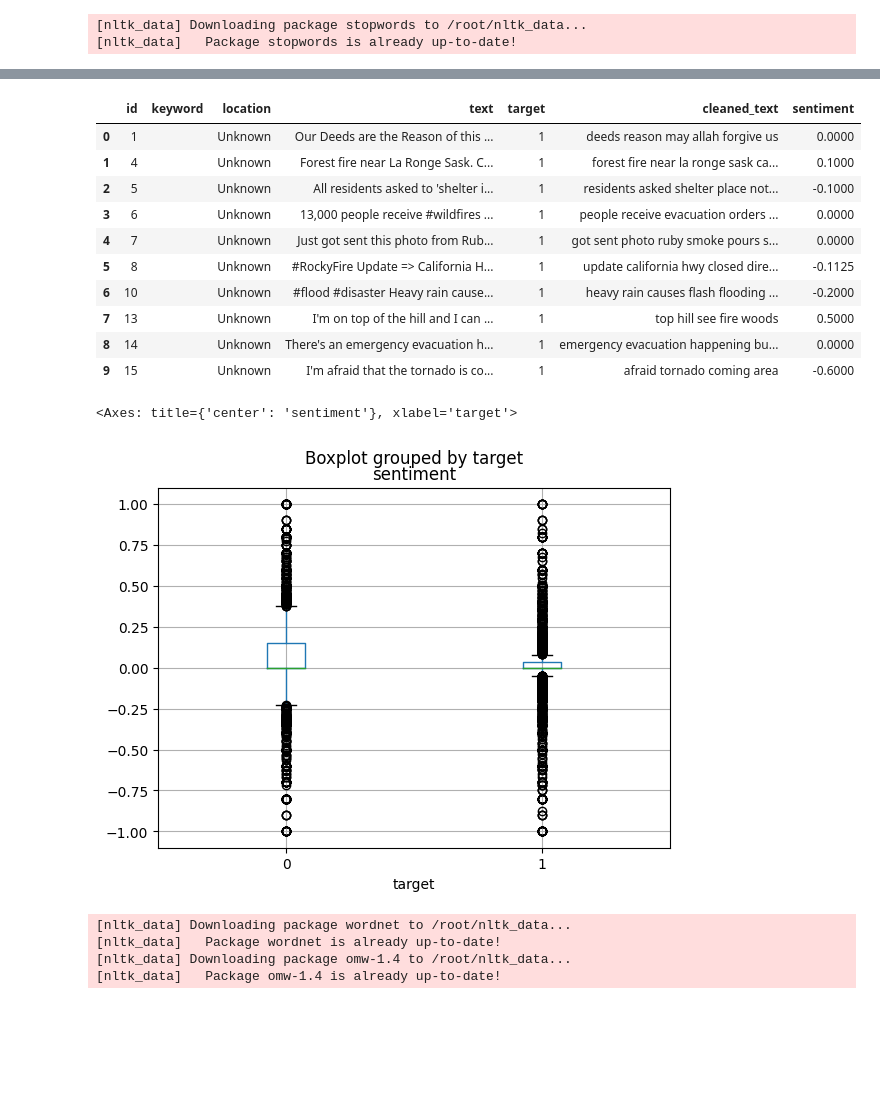
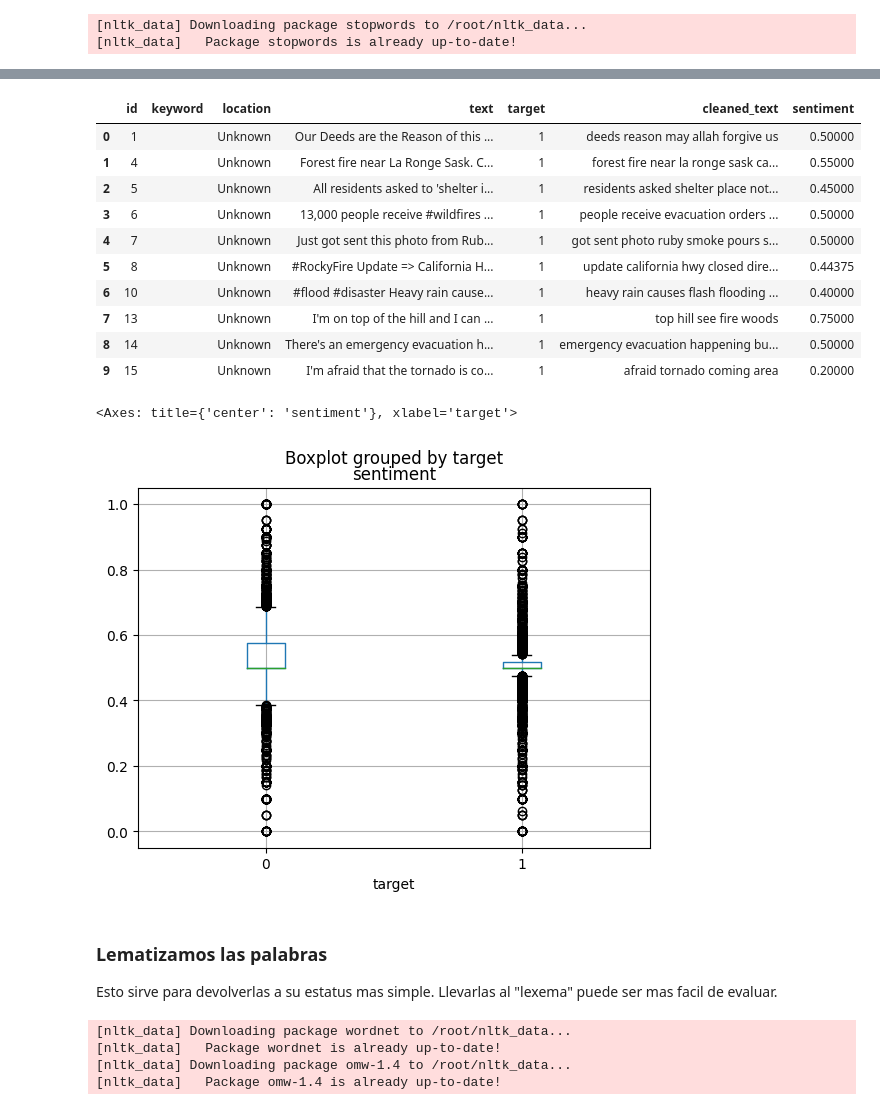
Before and after one commit to emiliosolanoo21/TextMining, a Jupyter notebook: textMining.ipynb, the cells around one changed output, grey strips where cells are left out. Cells and saved outputs as stored; diff of their text form; code cells hidden in the pictures; blank space fills up the shorter version.

```diff
--- a/textMining.ipynb
+++ b/textMining.ipynb
@@ -119,32 +125,38 @@ df['cleaned_text'] = df['cleaned_text'].apply(lambda x: ' '.join([word for word
 # %%
 from textblob import TextBlob
 
 # Función para obtener el sentimiento
 def get_sentiment(text):
     analysis = TextBlob(text)
-    return analysis.sentiment.polarity
+    polarity = analysis.sentiment.polarity
+    # Convert polaity on a float into the range 1.0  and 0.0
+    sentiment = (polarity + 1) / 2
+    return sentiment
 
 # Aplicar la función a los tweets
 df['sentiment'] = df['cleaned_text'].apply(get_sentiment)
 df.head(10)
 # %% [output]
 |  | id | keyword | location | text | target | cleaned_text | sentiment |
-| 0 | 1 |  | Unknown | Our Deeds are the Reason of this ... | 1 | deeds reason may allah forgive us | 0.0000 |
-| 1 | 4 |  | Unknown | Forest fire near La Ronge Sask. C... | 1 | forest fire near la ronge sask ca... | 0.1000 |
-| 2 | 5 |  | Unknown | All residents asked to 'shelter i... | 1 | residents asked shelter place not... | -0.1000 |
-| 3 | 6 |  | Unknown | 13,000 people receive #wildfires ... | 1 | people receive evacuation orders ... | 0.0000 |
-| 4 | 7 |  | Unknown | Just got sent this photo from Rub... | 1 | got sent photo ruby smoke pours s... | 0.0000 |
-| 5 | 8 |  | Unknown | #RockyFire Update => California H... | 1 | update california hwy closed dire... | -0.1125 |
-| 6 | 10 |  | Unknown | #flood #disaster Heavy rain cause... | 1 | heavy rain causes flash flooding ... | -0.2000 |
-| 7 | 13 |  | Unknown | I'm on top of the hill and I can ... | 1 | top hill see fire woods | 0.5000 |
-| 8 | 14 |  | Unknown | There's an emergency evacuation h... | 1 | emergency evacuation happening bu... | 0.0000 |
-| 9 | 15 |  | Unknown | I'm afraid that the tornado is co... | 1 | afraid tornado coming area | -0.6000 |
+| 0 | 1 |  | Unknown | Our Deeds are the Reason of this ... | 1 | deeds reason may allah forgive us | 0.50000 |
+| 1 | 4 |  | Unknown | Forest fire near La Ronge Sask. C... | 1 | forest fire near la ronge sask ca... | 0.55000 |
+| 2 | 5 |  | Unknown | All residents asked to 'shelter i... | 1 | residents asked shelter place not... | 0.45000 |
+| 3 | 6 |  | Unknown | 13,000 people receive #wildfires ... | 1 | people receive evacuation orders ... | 0.50000 |
+| 4 | 7 |  | Unknown | Just got sent this photo from Rub... | 1 | got sent photo ruby smoke pours s... | 0.50000 |
+| 5 | 8 |  | Unknown | #RockyFire Update => California H... | 1 | update california hwy closed dire... | 0.44375 |
+| 6 | 10 |  | Unknown | #flood #disaster Heavy rain cause... | 1 | heavy rain causes flash flooding ... | 0.40000 |
+| 7 | 13 |  | Unknown | I'm on top of the hill and I can ... | 1 | top hill see fire woods | 0.75000 |
+| 8 | 14 |  | Unknown | There's an emergency evacuation h... | 1 | emergency evacuation happening bu... | 0.50000 |
+| 9 | 15 |  | Unknown | I'm afraid that the tornado is co... | 1 | afraid tornado coming area | 0.20000 |
 # %%
 # Graph sentiment on boxplot for category on target
 df.boxplot(column='sentiment', by='target')
 # %% [output]
 <Axes: title={'center': 'sentiment'}, xlabel='target'>
-[figure, old version]
+[figure, new version]
+# %% [markdown]
+### Lematizamos las palabras
+Esto sirve para devolverlas a su estatus mas simple. Llevarlas al "lexema" puede ser mas facil de evaluar.
 # %%
 
 # Descargar WordNet si no está disponible
```
Also changed, not shown: parts of 21 cells of this notebook.
